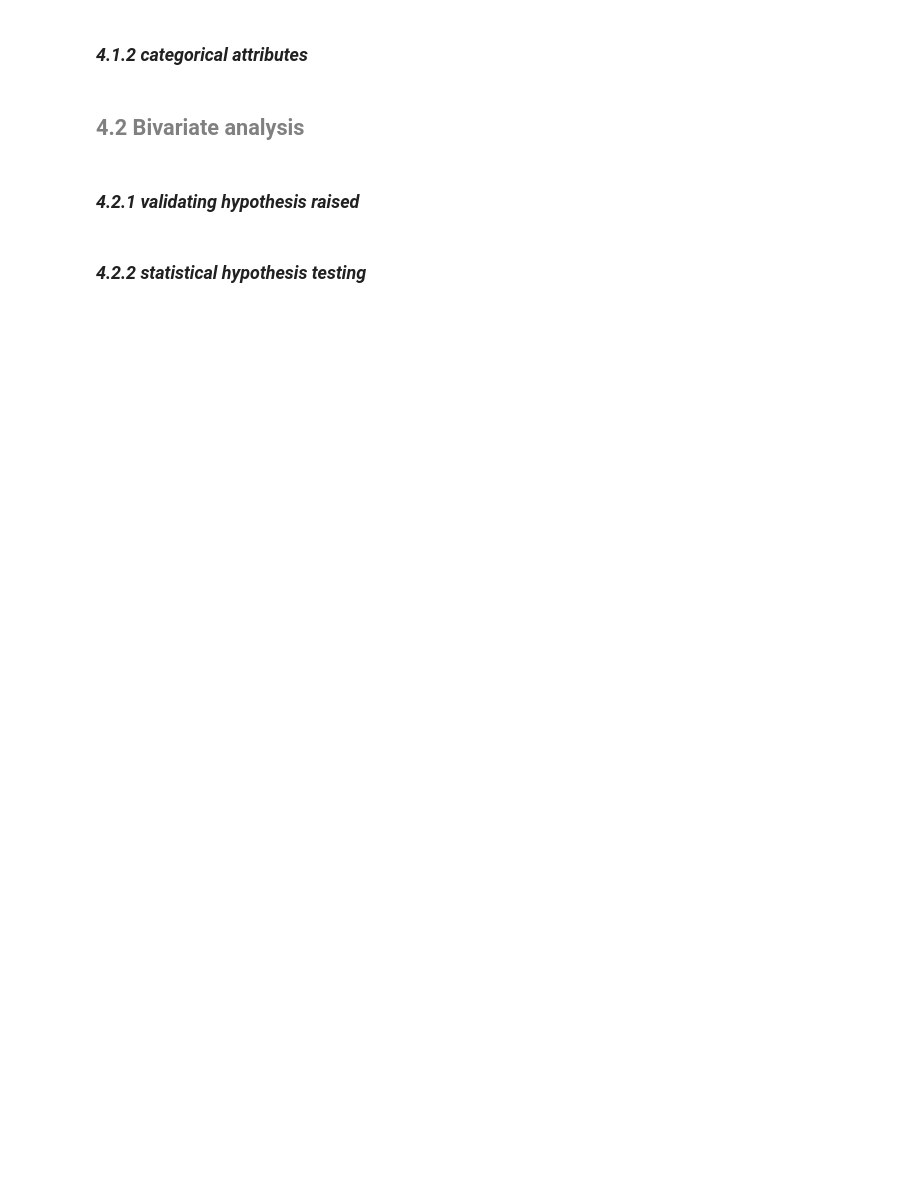
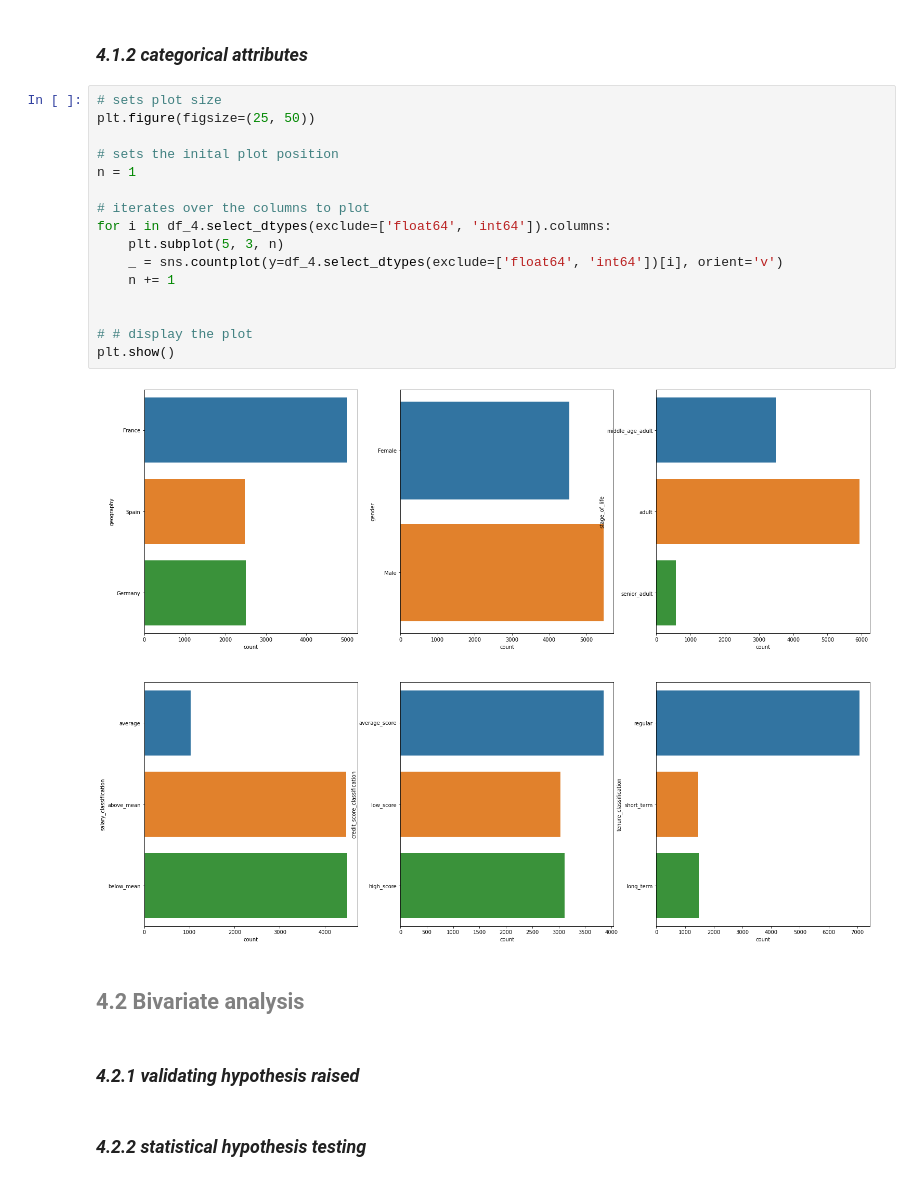
Before and after one commit to GustavoHBDuarte/churn-bank, a Jupyter notebook: notebook_main_ciclo_1.ipynb, the cells around one changed output. Cells and saved outputs as stored; diff of their text form; blank space fills up the shorter version.

```diff
--- a/notebook_main_ciclo_1.ipynb
+++ b/notebook_main_ciclo_1.ipynb
@@ -496,5 +551,23 @@ df
 # %% [markdown]
 ### <i>4.1.2 categorical attributes</i>
+# %%
+# sets plot size
+plt.figure(figsize=(25, 50))
+
+# sets the inital plot position
+n = 1
+
+# iterates over the columns to plot
+for i in df_4.select_dtypes(exclude=['float64', 'int64']).columns:
+    plt.subplot(5, 3, n)
+    _ = sns.countplot(y=df_4.select_dtypes(exclude=['float64', 'int64'])[i], orient='v')
+    n += 1
+
+
+# # display the plot
+plt.show()
+# %% [output]
+[figure, added]
 # %% [markdown]
 ## <font color="gray"> 4.2 Bivariate analysis </font>
 # %% [markdown]
```
Also changed, not shown: parts of 46 cells of this notebook.
